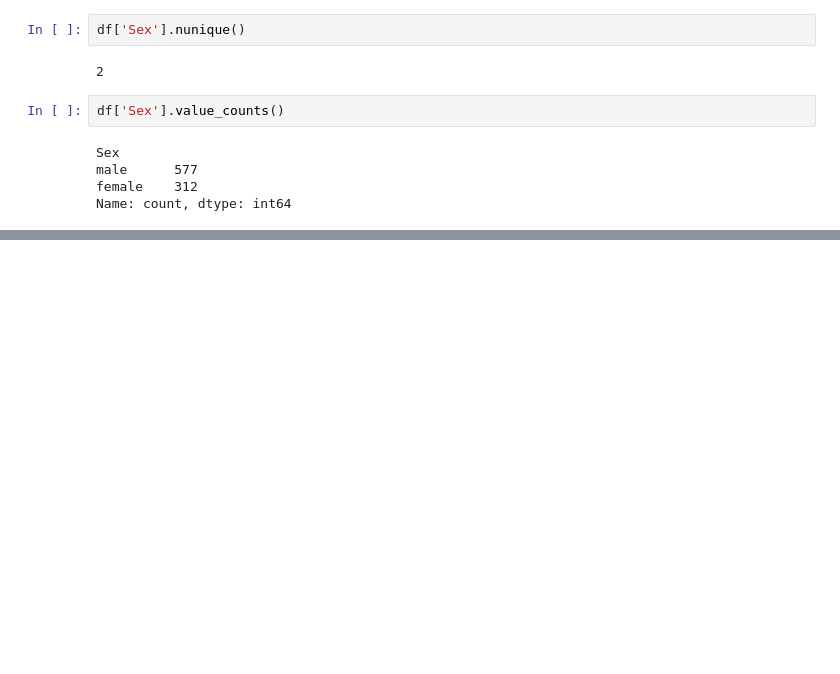
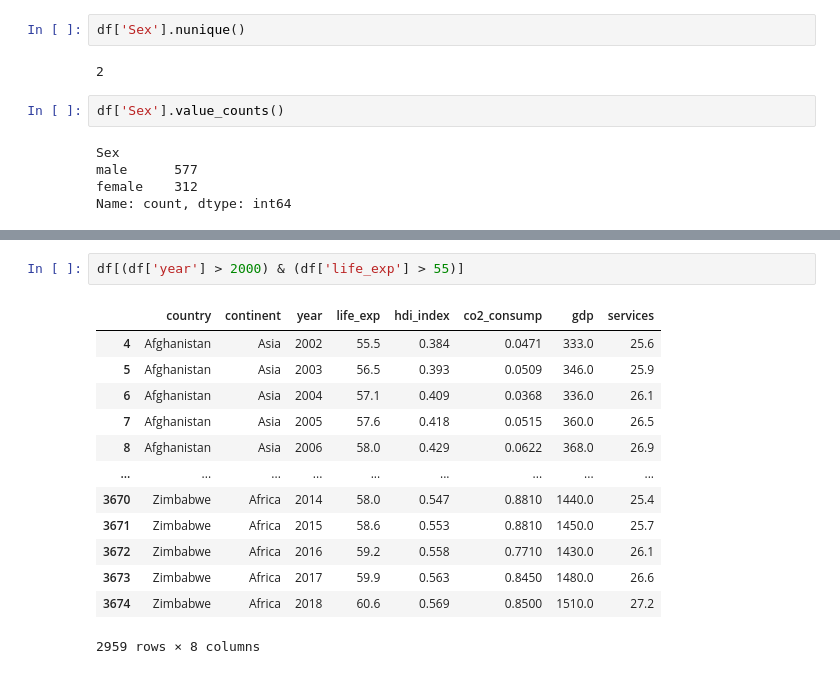
Before and after one commit to Apoorva-Kulkarni96/Python-Q-n-A, a Jupyter notebook: pandas.ipynb, the cells around one changed output, grey strips where cells are left out. Cells and saved outputs as stored; diff of their text form; blank space fills up the shorter version.

```diff
--- a/pandas.ipynb
+++ b/pandas.ipynb
@@ -332,0 +357,16 @@ Name: count, dtype: int64
+# %%
+df[(df['year'] > 2000) & (df['life_exp'] > 55)]
+# %% [output]
+|  | country | continent | year | life_exp | hdi_index | co2_consump | gdp | services |
+| 4 | Afghanistan | Asia | 2002 | 55.5 | 0.384 | 0.0471 | 333.0 | 25.6 |
+| 5 | Afghanistan | Asia | 2003 | 56.5 | 0.393 | 0.0509 | 346.0 | 25.9 |
+| 6 | Afghanistan | Asia | 2004 | 57.1 | 0.409 | 0.0368 | 336.0 | 26.1 |
+| 7 | Afghanistan | Asia | 2005 | 57.6 | 0.418 | 0.0515 | 360.0 | 26.5 |
+| 8 | Afghanistan | Asia | 2006 | 58.0 | 0.429 | 0.0622 | 368.0 | 26.9 |
+| ... | ... | ... | ... | ... | ... | ... | ... | ... |
+| 3670 | Zimbabwe | Africa | 2014 | 58.0 | 0.547 | 0.8810 | 1440.0 | 25.4 |
+| 3671 | Zimbabwe | Africa | 2015 | 58.6 | 0.553 | 0.8810 | 1450.0 | 25.7 |
+| 3672 | Zimbabwe | Africa | 2016 | 59.2 | 0.558 | 0.7710 | 1430.0 | 26.1 |
+| 3673 | Zimbabwe | Africa | 2017 | 59.9 | 0.563 | 0.8450 | 1480.0 | 26.6 |
+| 3674 | Zimbabwe | Africa | 2018 | 60.6 | 0.569 | 0.8500 | 1510.0 | 27.2 |
+2959 rows × 8 columns
```
Also changed, not shown: parts of 20 cells of this notebook.
